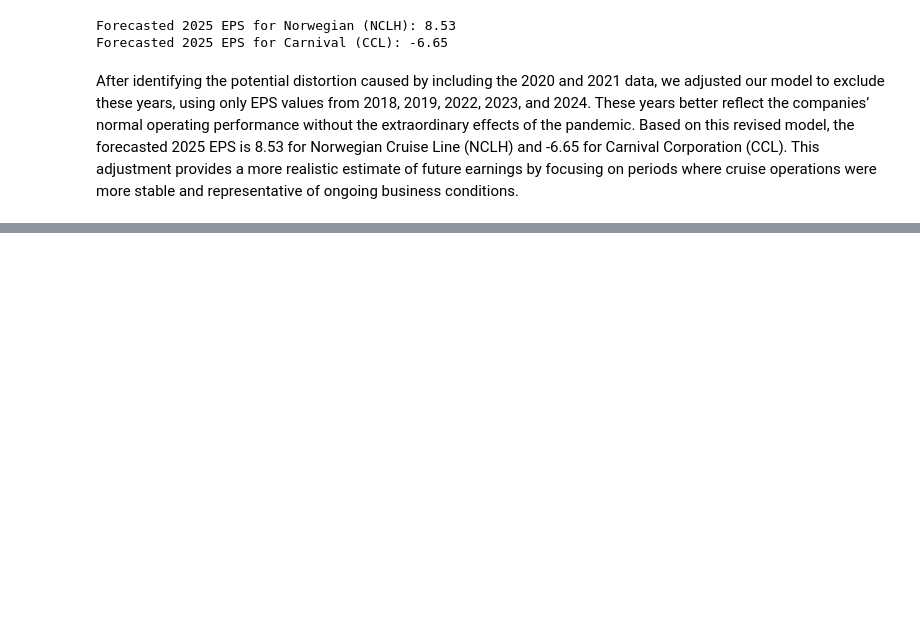
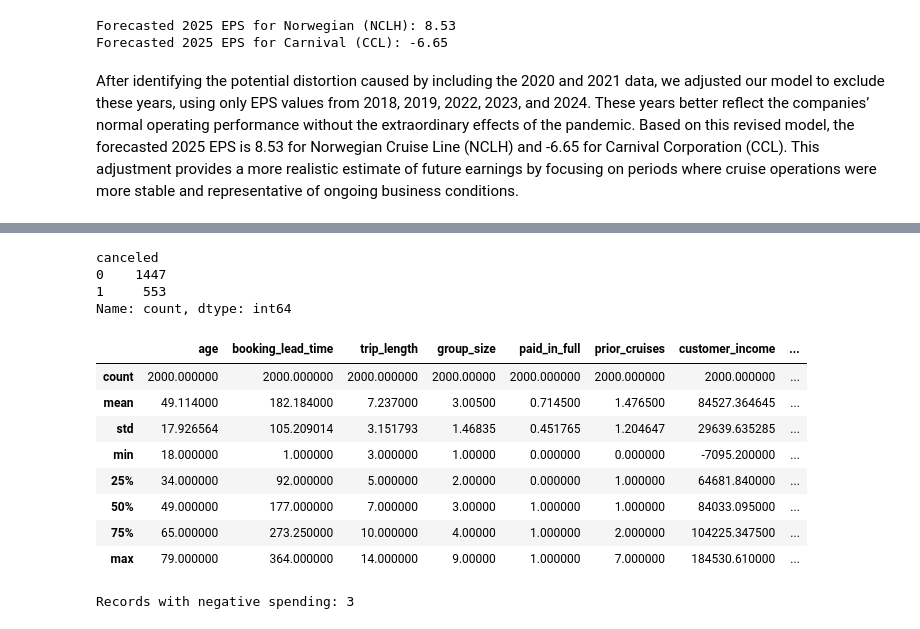
Before and after one commit to pranjul11garg/Lobster-Land-Marketing-Strategy, a Jupyter notebook: lobster.ipynb, the cells around one changed output, grey strips where cells are left out. Saved outputs shown, nothing was run; the diff lists cells and outputs as text; code cells hidden in the pictures; blank space fills up the shorter version.

Commit message:
Handling the Missing values in cruise cancellation DS

```diff
--- a/lobster.ipynb
+++ b/lobster.ipynb
@@ -706,0 +744,26 @@ After identifying the potential distortion caused by including the 2020 and 2021
+# %%
+cruise_cancellations['canceled'].value_counts()
+# %% [output]
+canceled
+0    1447
+1     553
+Name: count, dtype: int64
+# %%
+cruise_cancellations['loyalty_status'] = cruise_cancellations['loyalty_status'].fillna('None')
+# %%
+cruise_cancellations.describe()
+# %% [output]
+|  | age | booking_lead_time | trip_length | group_size | paid_in_full | prior_cruises | customer_income | ... |
+| count | 2000.000000 | 2000.000000 | 2000.000000 | 2000.00000 | 2000.000000 | 2000.000000 | 2000.000000 | ... |
+| mean | 49.114000 | 182.184000 | 7.237000 | 3.00500 | 0.714500 | 1.476500 | 84527.364645 | ... |
+| std | 17.926564 | 105.209014 | 3.151793 | 1.46835 | 0.451765 | 1.204647 | 29639.635285 | ... |
+| min | 18.000000 | 1.000000 | 3.000000 | 1.00000 | 0.000000 | 0.000000 | -7095.200000 | ... |
+| 25% | 34.000000 | 92.000000 | 5.000000 | 2.00000 | 0.000000 | 1.000000 | 64681.840000 | ... |
+| 50% | 49.000000 | 177.000000 | 7.000000 | 3.00000 | 1.000000 | 1.000000 | 84033.095000 | ... |
+| 75% | 65.000000 | 273.250000 | 10.000000 | 4.00000 | 1.000000 | 2.000000 | 104225.347500 | ... |
+| max | 79.000000 | 364.000000 | 14.000000 | 9.00000 | 1.000000 | 7.000000 | 184530.610000 | ... |
+# %%
+neg_income = cruise_cancellations.loc[cruise_cancellations['customer_income'] < 0, 'customer_income'].count()
+print(f"Records with negative spending: {neg_income}")
+# %% [output]
+Records with negative spending: 3
```
Also changed, not shown: parts of 6 cells of this notebook.
